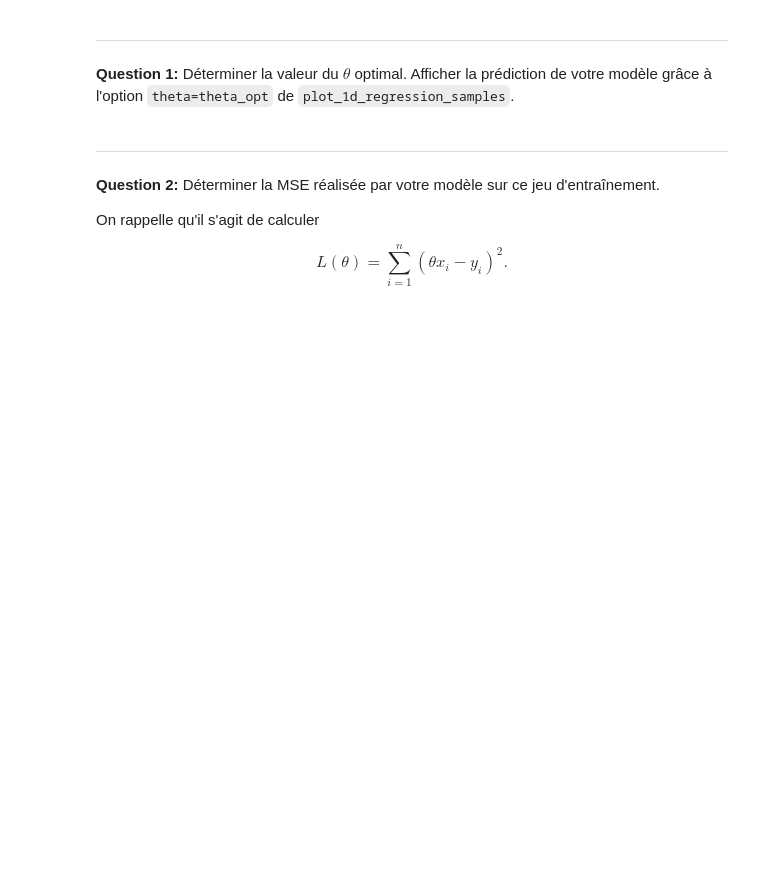
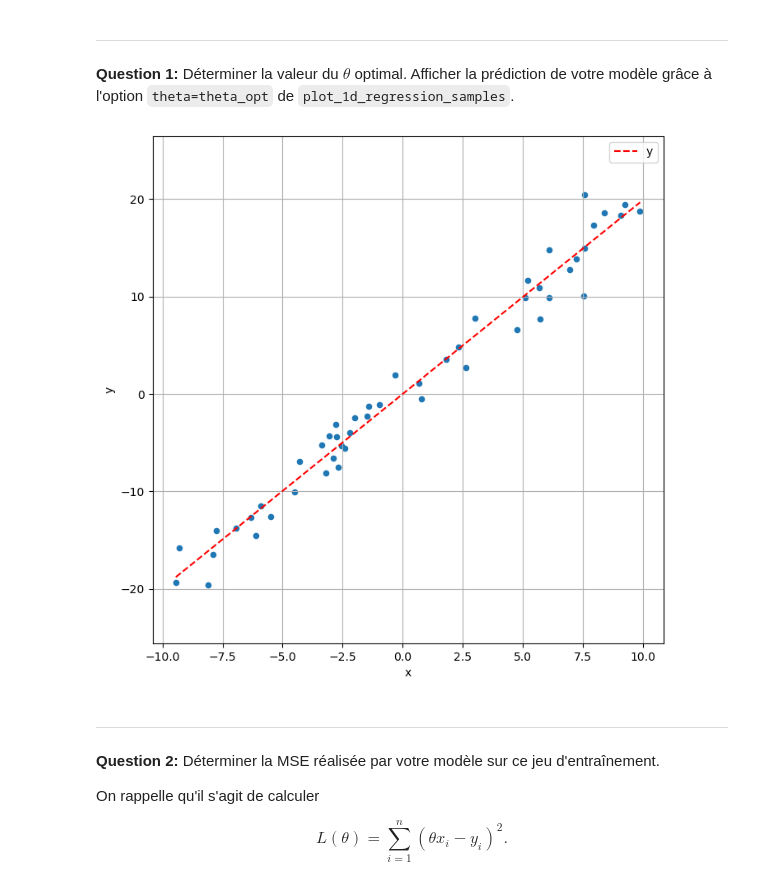
Before and after one commit to se-oumakhlouf/M1, a Jupyter notebook: Machine_Learning/td-3/TP3_regression_v2.ipynb, the cells around one changed output. Saved outputs shown, nothing was run; the diff lists cells and outputs as text; code cells hidden in the pictures; blank space fills up the shorter version.

```diff
--- a/Machine_Learning/td-3/TP3_regression_v2.ipynb
+++ b/Machine_Learning/td-3/TP3_regression_v2.ipynb
@@ -248,9 +444,13 @@ utils.plot_1d_regression_samples(df)
 # %% [markdown]
 **Question 1:** Déterminer la valeur du $\theta$ optimal. Afficher la prédiction de votre modèle grâce à l'option `theta=theta_opt` de `plot_1d_regression_samples`.
 # %%
-theta_opt = ...  # A COMPLETER
+x = df["x"].values
+y = df["y"].values
+theta_opt = np.sum(x * y) / np.sum(x ** 2)
 # %%
-utils.plot_1d_regression_samples(df, theta=theta_opt)
+utils.plot_1d_regression_samples(df, theta=float(theta_opt))
+# %% [output]
+[figure, added]
 # %% [markdown]
 ---
 # %% [markdown]
```
Also changed, not shown: parts of 21 cells of this notebook.
